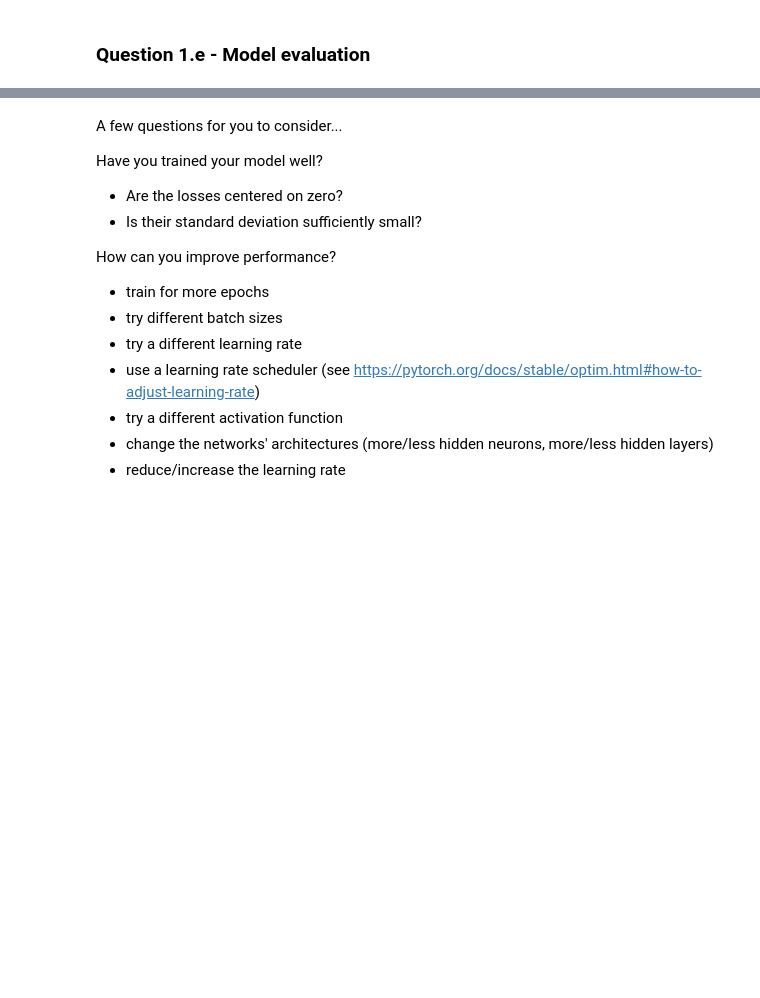
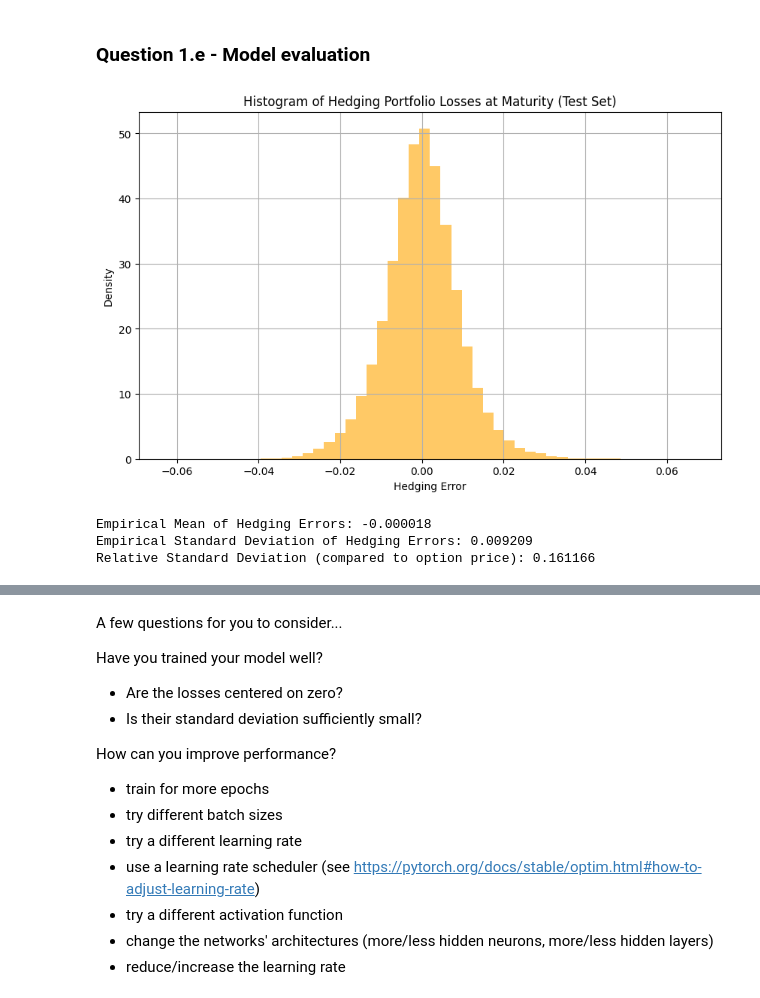
Before and after one commit to RamonKaspar/ML-in-Finance-and-Insurance, a Jupyter notebook: 03_Deep-Hedging/main.ipynb, the cells around one changed output, grey strips where cells are left out. Drawn from its saved outputs; the diff is of its cells as text; code cells hidden in the pictures; blank space fills up the shorter version.

```diff
--- a/03_Deep-Hedging/main.ipynb
+++ b/03_Deep-Hedging/main.ipynb
@@ -35,4 +246,49 @@ Check that $ S_t = s_0 \exp \left( \sigma W_t - \frac{1}{2} \sigma^2 t \right)$
 # %%
 # Evaluate the hedging losses on the test set
 
+model.eval()
+
+with torch.no_grad():   # Disable gradient calculations
+    hedging_errors = []
+
+    for batch_idx, batch in enumerate(test_loader):
+        # print(f"Batch: {batch_idx+1}/{len(train_loader)}")
+        S_batch = batch[0].to(device)  # Shape: (batch_size, N+1)
+
+        # Forward pass: Compute hedging strategies H
+        H = model(S_batch)  # Shape: (batch_size, N)
+
+        # Compute delta_S: S_{t_{j+1}} - S_{t_j}
+        delta_S = S_batch[:, 1:] - S_batch[:, :-1]
+
+        # Compute hedging cost: sum_j H_{t_j} * delta_S_{t_j}
+        hedging_cost = torch.sum(H * delta_S, dim=1)  # Shape: (batch_size,)
+
+        # Compute the option payoff g(S_T) = max(S_T - K, 0)
+        g_of_S_T = call_option_payoff(S_T=S_batch[:, -1], K=1)  # Shape: (batch_size,)
+
+        # Compute hedging error (i.e., the loss)
+        hedging_error = g_of_S_T - p - hedging_cost
+        hedging_errors.extend(hedging_error.detach().numpy())
+
+
 # Plot a histogram of the hedging losses and print mean and standard deviation
+plt.figure(figsize=(10, 6))
+plt.hist(hedging_errors, bins=50, density=True, alpha=0.6, color='orange')
+plt.title('Histogram of Hedging Portfolio Losses at Maturity (Test Set)')
+plt.xlabel('Hedging Error')
+plt.ylabel('Density')
+plt.grid(True)
+plt.show()
+
+mean_error = np.mean(hedging_errors)
+std_error = np.std(hedging_errors)
+
+print(f"Empirical Mean of Hedging Errors: {mean_error:.6f}")
+print(f"Empirical Standard Deviation of Hedging Errors: {std_error:.6f}")
+print(f"Relative Standard Deviation (compared to option price): {std_error / p:.6f}")
+# %% [output]
+[figure, added]
+Empirical Mean of Hedging Errors: -0.000018
+Empirical Standard Deviation of Hedging Errors: 0.009209
+Relative Standard Deviation (compared to option price): 0.161166
```
Also changed, not shown: parts of 8 cells of this notebook.
